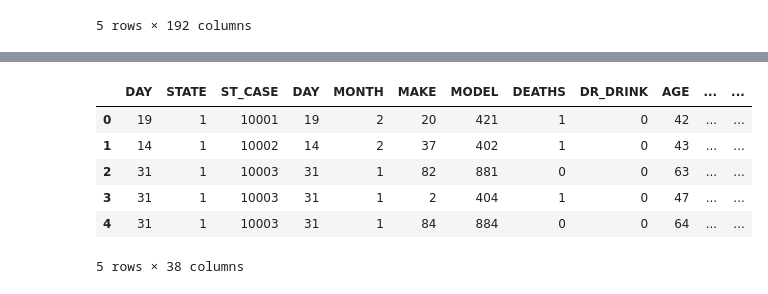
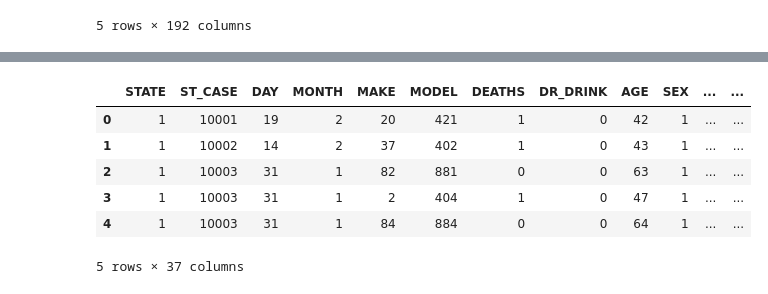
Before and after one commit to cglovertenn/Fatal_Trends_USADriving, a Jupyter notebook: Untitled.ipynb, the cells around one changed output, grey strips where cells are left out. Drawn from its saved outputs; the diff is of its cells as text; code cells hidden in the pictures.

```diff
--- a/Untitled.ipynb
+++ b/Untitled.ipynb
@@ -182,17 +184,17 @@ CF3
 FATALS
 DRUNK_DR
 # %%
-master_df = super_df[["DAY", "STATE", "ST_CASE", "DAY", "MONTH", "MAKE", "MODEL", "DEATHS", "DR_DRINK",
+master_df = super_df[["STATE", "ST_CASE", "DAY", "MONTH", "MAKE", "MODEL", "DEATHS", "DR_DRINK",
                       "AGE", "SEX", "AIR_BAG", "DRINKING", "DRUGS", "HOSPITAL", "DOA", "DEATH_MO", "DEATH_YR",
                       "CITY", "YEAR", "LATITUDE", "LONGITUD", "WEATHER1", "WEATHER2", "WEATHER", "FATALS",
                       "DRUNK_DR", "MOD_YEAR", "ROLLOVER", "DR_ZIP", "DR_HGT", "DR_WGT", "PREV_DWI", "SEAT_POS",
                       "EJECTION", "DAY_WEEK", "REST_USE", "REST_MIS"]]
 master_df.head()
 # %% [output]
-|  | DAY | STATE | ST_CASE | DAY | MONTH | MAKE | MODEL | DEATHS | DR_DRINK | AGE | ... | ... |
-| 0 | 19 | 1 | 10001 | 19 | 2 | 20 | 421 | 1 | 0 | 42 | ... | ... |
-| 1 | 14 | 1 | 10002 | 14 | 2 | 37 | 402 | 1 | 0 | 43 | ... | ... |
-| 2 | 31 | 1 | 10003 | 31 | 1 | 82 | 881 | 0 | 0 | 63 | ... | ... |
-| 3 | 31 | 1 | 10003 | 31 | 1 | 2 | 404 | 1 | 0 | 47 | ... | ... |
-| 4 | 31 | 1 | 10003 | 31 | 1 | 84 | 884 | 0 | 0 | 64 | ... | ... |
+|  | STATE | ST_CASE | DAY | MONTH | MAKE | MODEL | DEATHS | DR_DRINK | AGE | SEX | ... | ... |
+| 0 | 1 | 10001 | 19 | 2 | 20 | 421 | 1 | 0 | 42 | 1 | ... | ... |
+| 1 | 1 | 10002 | 14 | 2 | 37 | 402 | 1 | 0 | 43 | 1 | ... | ... |
+| 2 | 1 | 10003 | 31 | 1 | 82 | 881 | 0 | 0 | 63 | 1 | ... | ... |
+| 3 | 1 | 10003 | 31 | 1 | 2 | 404 | 1 | 0 | 47 | 1 | ... | ... |
+| 4 | 1 | 10003 | 31 | 1 | 84 | 884 | 0 | 0 | 64 | 1 | ... | ... |
-5 rows × 38 columns
+5 rows × 37 columns
```
Also changed, not shown: parts of 4 cells of this notebook.
